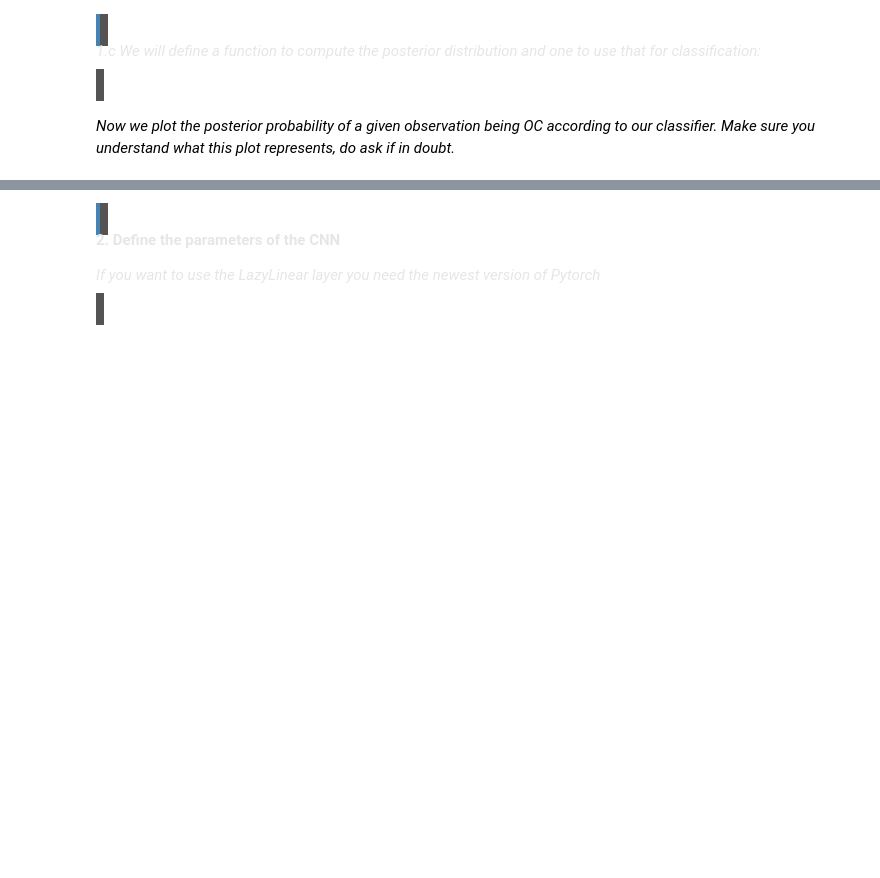
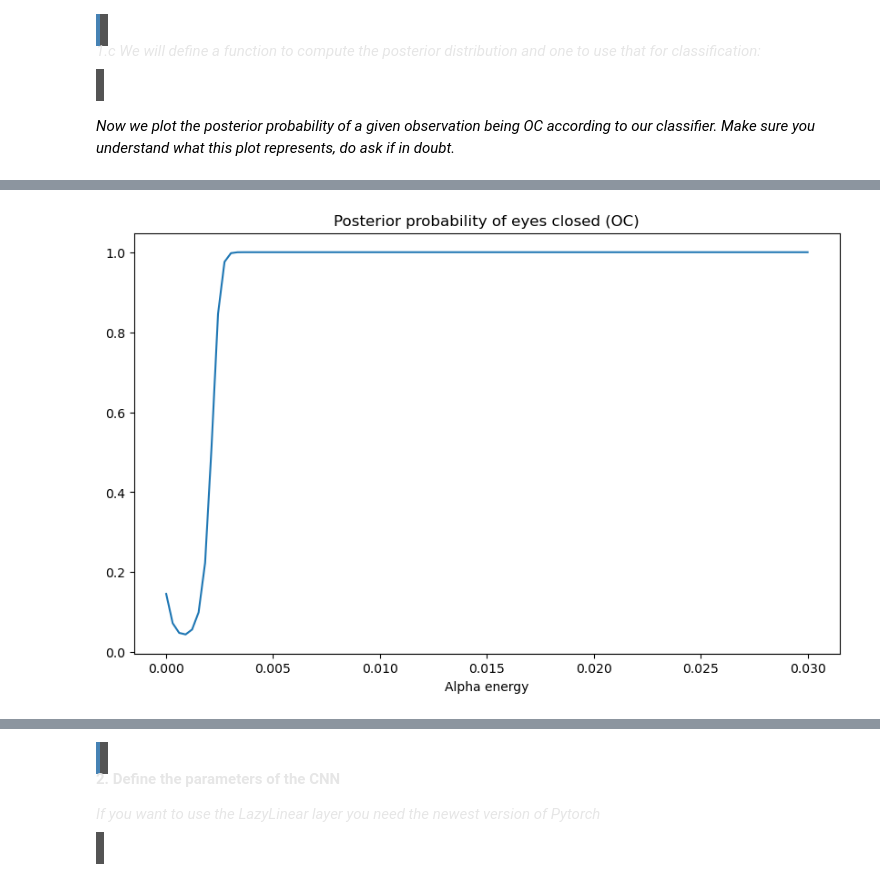
Before and after one commit to Nunk-sketch/ass2, a Jupyter notebook: haha/assignment_2/assignment_2.ipynb, the cells around one changed output, grey strips where cells are left out. Cells and saved outputs as stored; diff of their text form; code cells hidden in the pictures; blank space fills up the shorter version.

```diff
--- a/haha/assignment_2/assignment_2.ipynb
+++ b/haha/assignment_2/assignment_2.ipynb
@@ -906,10 +915,13 @@ def normal_pdf(x, m, v):
     return np.exp(-(x - m) ** 2 / (2 * v)) / np.sqrt(2 * np.pi * v)
 
 def naive_bayes_prior_0(alpha_energy):
-    return ?
+    return 0.5
 
 def naive_bayes_prior_1(alpha_energy):
-    return ?
+    return 0.5
+
+
+#Prior(C) = n_class / n_total if we dont believe the classes are balanced
 # %% [markdown]
 <span style="color: #E6E6E6;">
 <span style="background-color: #545454; padding:8px; display:block; border-left:4px solid #4682b4">
@@ -934,7 +1039,9 @@ def classify_naive_bayes(alpha_energy, m0, v0, m1, v1):
 # %%
-xs = np.linspace(1e-10, 3e-5, 100)
+xs = np.linspace(1e-10, 3e-2, 100)
 plt.figure(figsize=(10, 6))
 plt.plot(xs, compute_posterior(xs, m0, v0, m1, v1))
 plt.xlabel('Alpha energy')
 plt.title('Posterior probability of eyes closed (OC)')
 plt.show()
+# %% [output]
+[figure, added]
```
Also changed, not shown: parts of 16 cells of this notebook.
